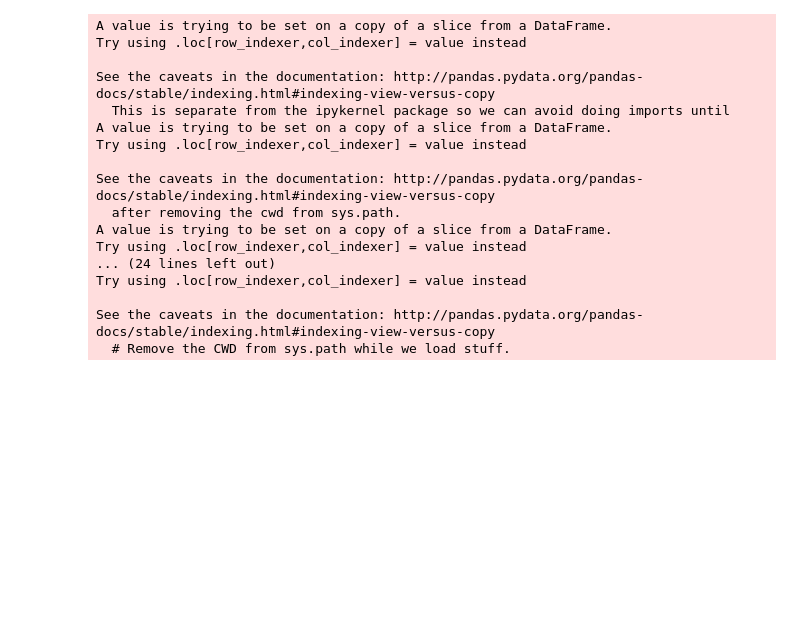
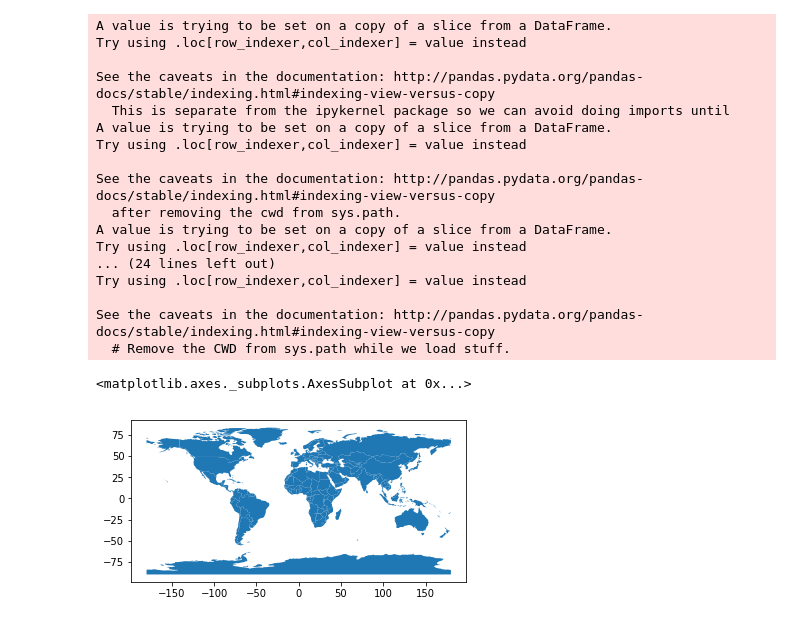
Before and after one commit to MeriemMar/data-labs, a Jupyter notebook: module-2/visualizing-real-world-data-project/your-code/Project.ipynb, the cells around one changed output. Drawn from its saved outputs; the diff is of its cells as text; code cells hidden in the pictures; blank space fills up the shorter version.

```diff
--- a/module-2/visualizing-real-world-data-project/your-code/Project.ipynb
+++ b/module-2/visualizing-real-world-data-project/your-code/Project.ipynb
@@ -159,3 +172,10 @@ Try using .loc[row_indexer,col_indexer] = value instead
 
 See the caveats in the documentation: http://pandas.pydata.org/pandas-docs/stable/indexing.html#indexing-view-versus-copy
   # Remove the CWD from sys.path while we load stuff.
+# %%
+import geopandas
+world = geopandas.read_file(geopandas.datasets.get_path('naturalearth_lowres'))
+world.plot()
+# %% [output]
+<matplotlib.axes._subplots.AxesSubplot at 0x...>
+[figure, added]
```
Also changed, not shown: parts of 46 cells of this notebook, 4 other files.
